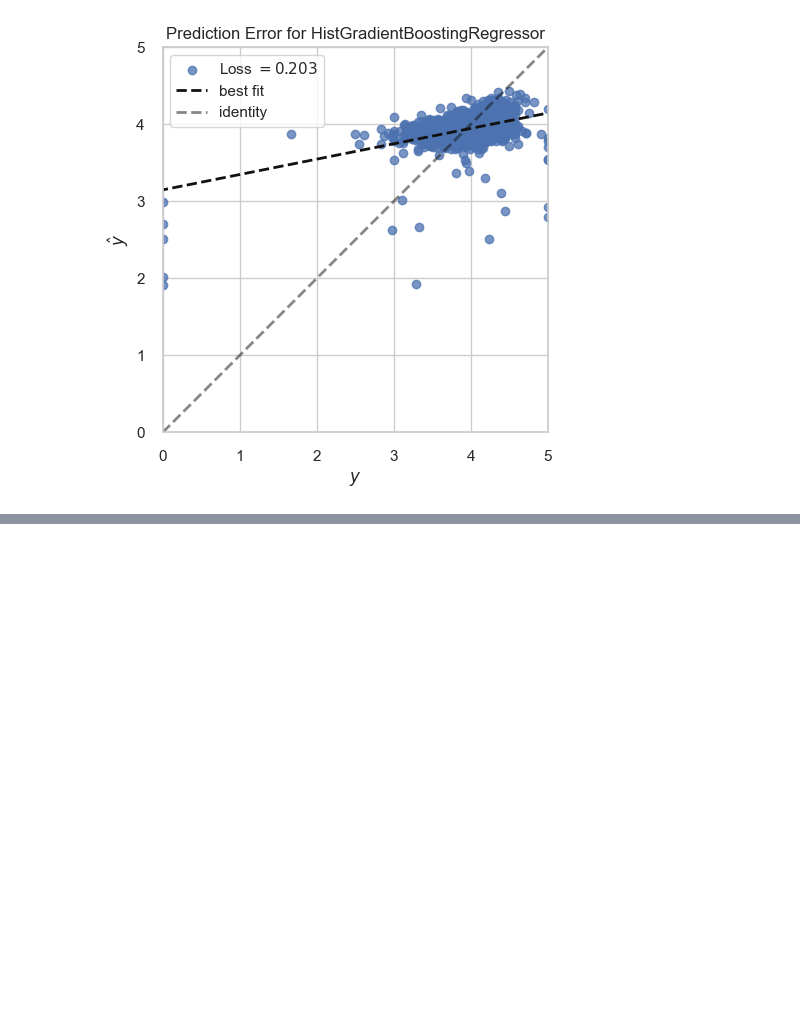
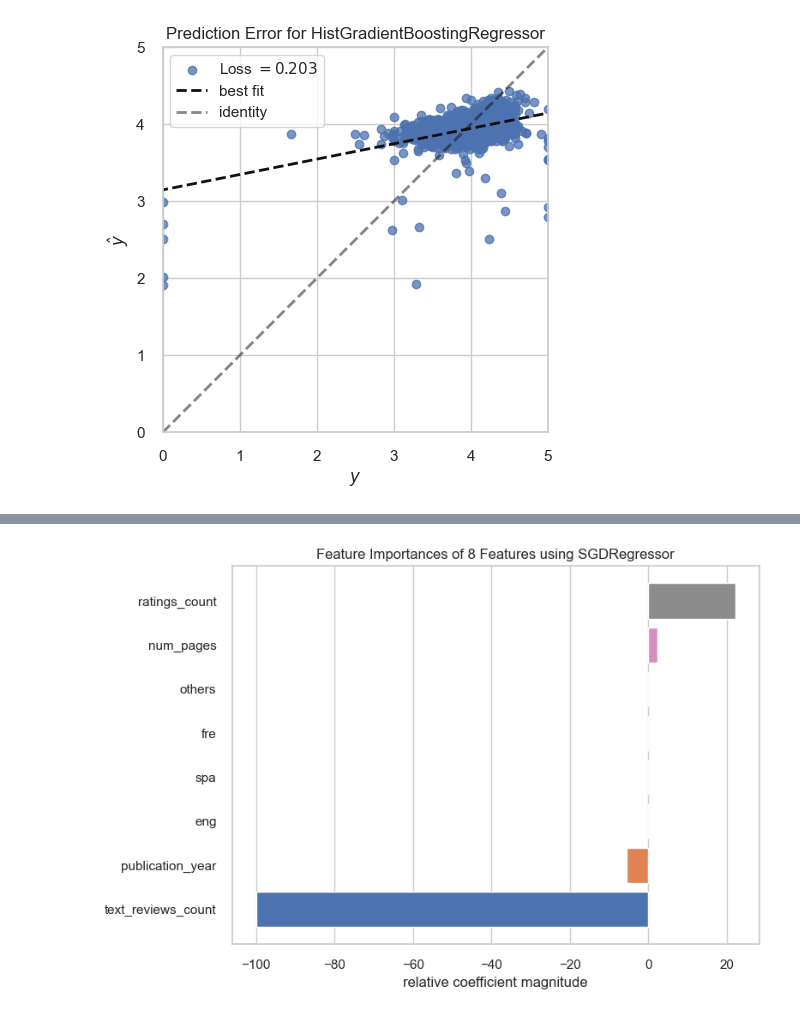
Before and after one commit to tanattiyarungtham/book_rating_project, a Jupyter notebook: book_raing_ML.ipynb, the cells around one changed output, grey strips where cells are left out. Saved outputs shown, nothing was run; the diff lists cells and outputs as text; code cells hidden in the pictures; blank space fills up the shorter version.

```diff
--- a/book_raing_ML.ipynb
+++ b/book_raing_ML.ipynb
@@ -1860,0 +2071,7 @@ YellowbrickTypeError: could not find feature importances param on HistGradientBo
+# %%
+processed_model = SGDRegressor()
+viz = FeatureImportances(processed_model)
+viz.fit(X_processed, y_processed)
+viz.show();
+# %% [output]
+[figure, added]
```
Also changed, not shown: parts of 54 cells of this notebook, 1 other file.
